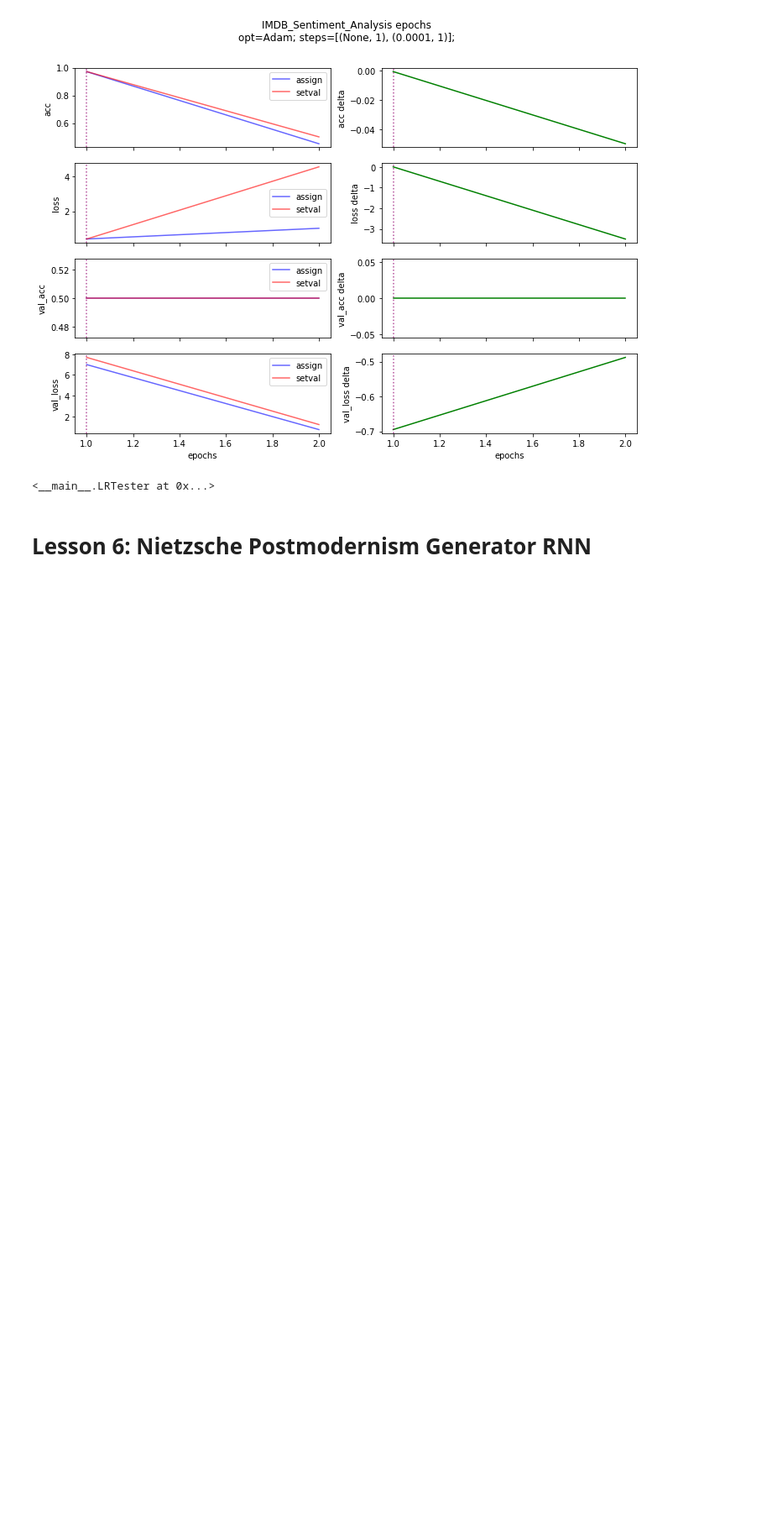
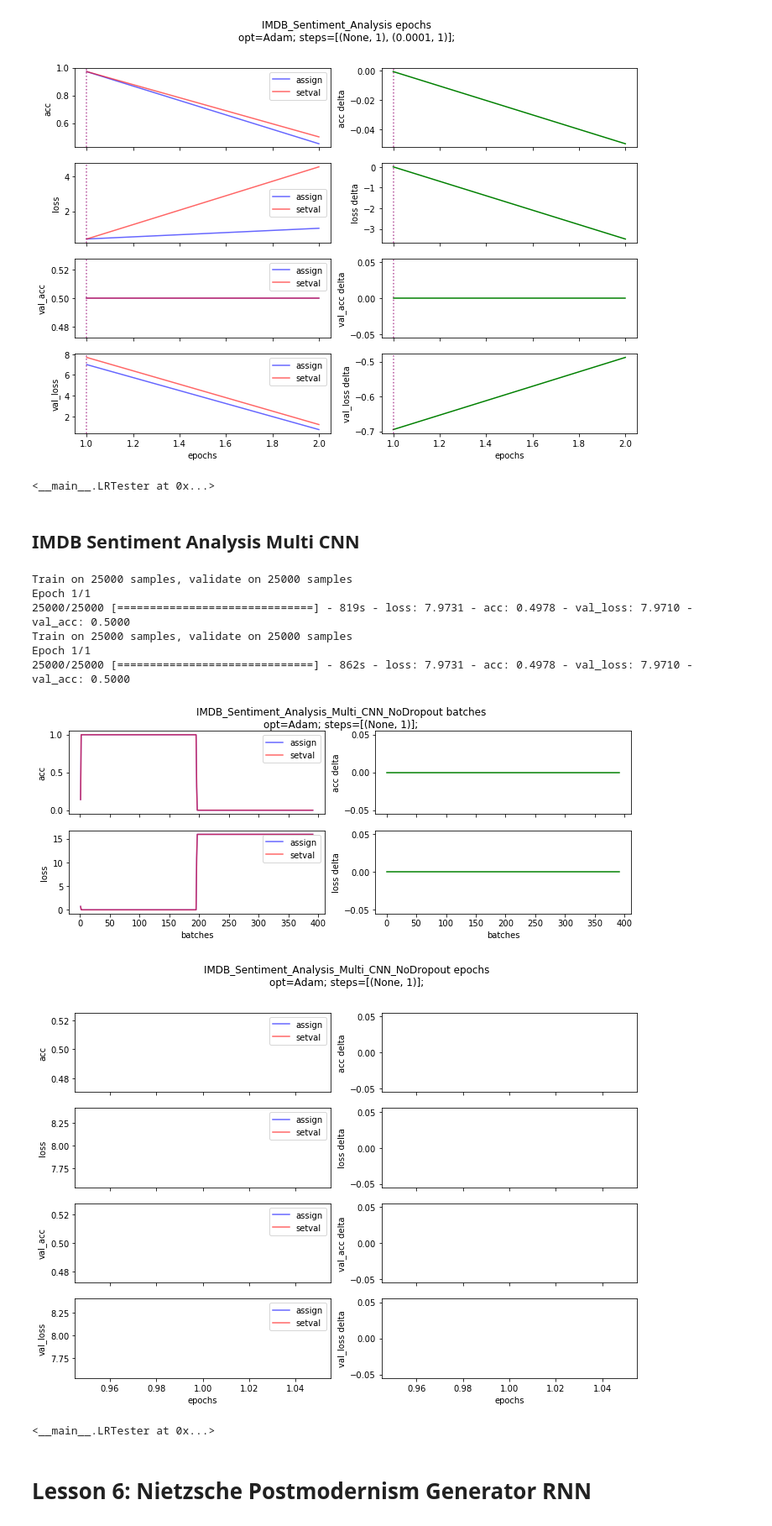
Before and after one commit to appleby/courses, a Jupyter notebook: deeplearning1/nbs/ma-learning-rate-test.ipynb, the cells around one changed output. Shown at 84% size. Drawn from its saved outputs; the diff is of its cells as text; code cells hidden in the pictures; blank space fills up the shorter version.

Commit message:
Add IMDB_Sentiment_Analysis_Multi_CNN{,_NoDropout}

```diff
--- a/deeplearning1/nbs/ma-learning-rate-test.ipynb
+++ b/deeplearning1/nbs/ma-learning-rate-test.ipynb
@@ -856,3 +856,5 @@ Epoch 1/1
 [figure]
 [figure]
 <__main__.LRTester at 0x...>
+# %% [markdown]
+## IMDB Sentiment Analysis Multi CNN
@@ -859,3 +892,44 @@ Epoch 1/1
+# %%
+class IMDB_Sentiment_Analysis_Multi_CNN_NoDropout(object):
+    @classmethod
+    def getmodel(cls, optimizer=Adam):
+        graph_in = Input((imdb_vocab_size, 50))
+        convs = []
+        for fsz in range (3, 6):
+            x = Convolution1D(64, fsz, border_mode='same', activation="relu")(graph_in)
+            x = MaxPooling1D()(x)
+            x = Flatten()(x)
+            convs.append(x)
+        out = Merge(mode="concat")(convs)
+        graph = Model(graph_in, out)
+        emb = imdb_create_emb()
+        model = Sequential([
+            Embedding(imdb_vocab_size, 50, input_length=imdb_seq_len, dropout=0.0, weights=[emb]),
+            Dropout(0.0),
+            graph,
+            Dropout(0.0),
+            Dense(100, activation="relu"),
+            Dropout(0.0),
+            Dense(1, activation='sigmoid')
+        ])
+        model.compile(optimizer=optimizer(), loss='binary_crossentropy', metrics=['accuracy'])
+        return model
+
+    @classmethod
+    def fitmodel(cls, model, **kwargs):
+        model.fit(imdb_trn, imdb_labels_train, validation_data=(imdb_test, imdb_labels_test), **kwargs)
+# %%
+LRTester(IMDB_Sentiment_Analysis_Multi_CNN_NoDropout).run(steps=[None]).makefigs()
+# %% [output]
+Train on 25000 samples, validate on 25000 samples
+Epoch 1/1
+25000/25000 [==============================] - 819s - loss: 7.9731 - acc: 0.4978 - val_loss: 7.9710 - val_acc: 0.5000
+Train on 25000 samples, validate on 25000 samples
+Epoch 1/1
+25000/25000 [==============================] - 862s - loss: 7.9731 - acc: 0.4978 - val_loss: 7.9710 - val_acc: 0.5000
+[figure, added]
+[figure, added]
+<__main__.LRTester at 0x...>
 # %% [markdown]
 # Lesson 6: Nietzsche Postmodernism Generator RNN
 # %% [markdown]
```
Also changed, not shown: parts of 2 cells of this notebook.
